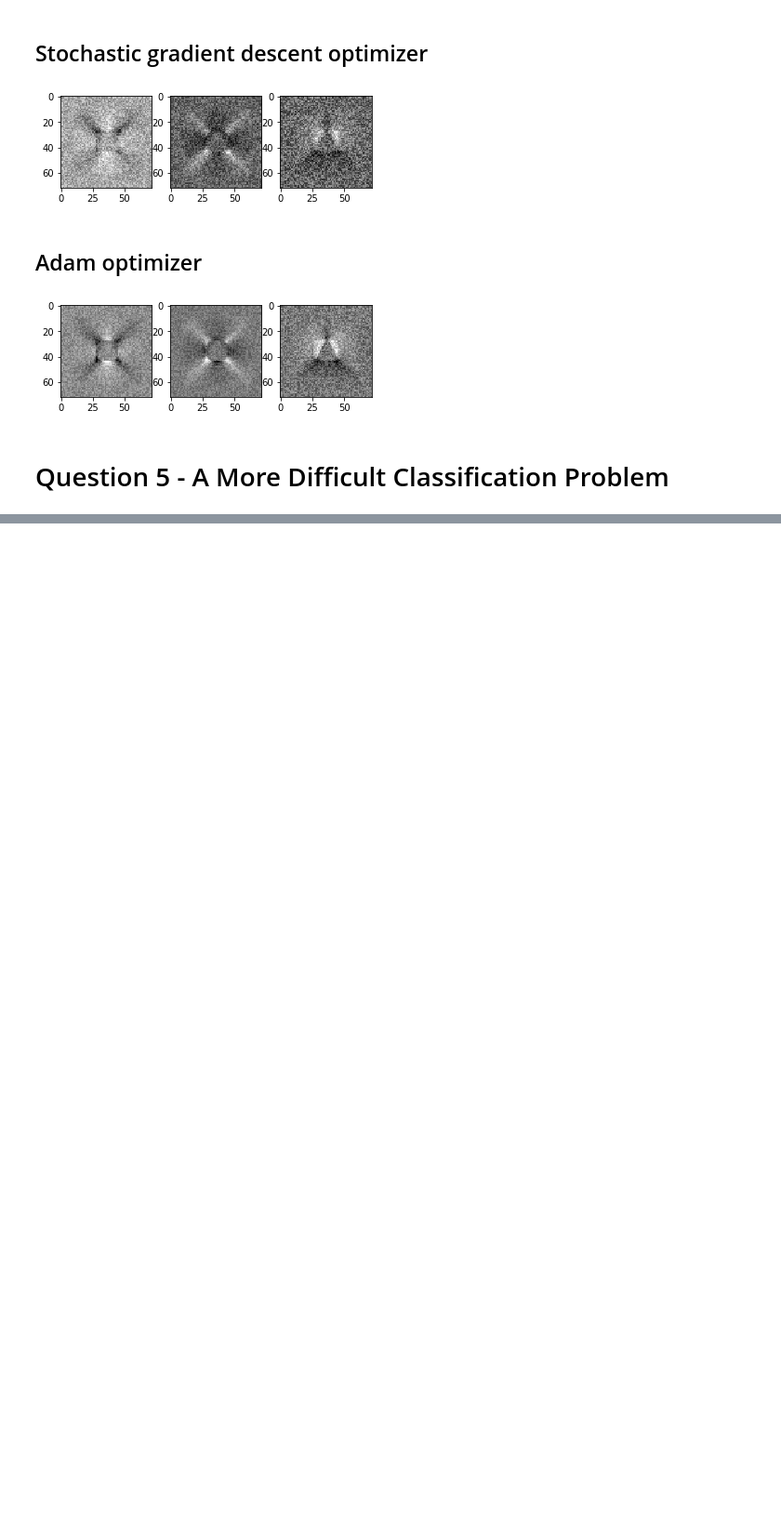
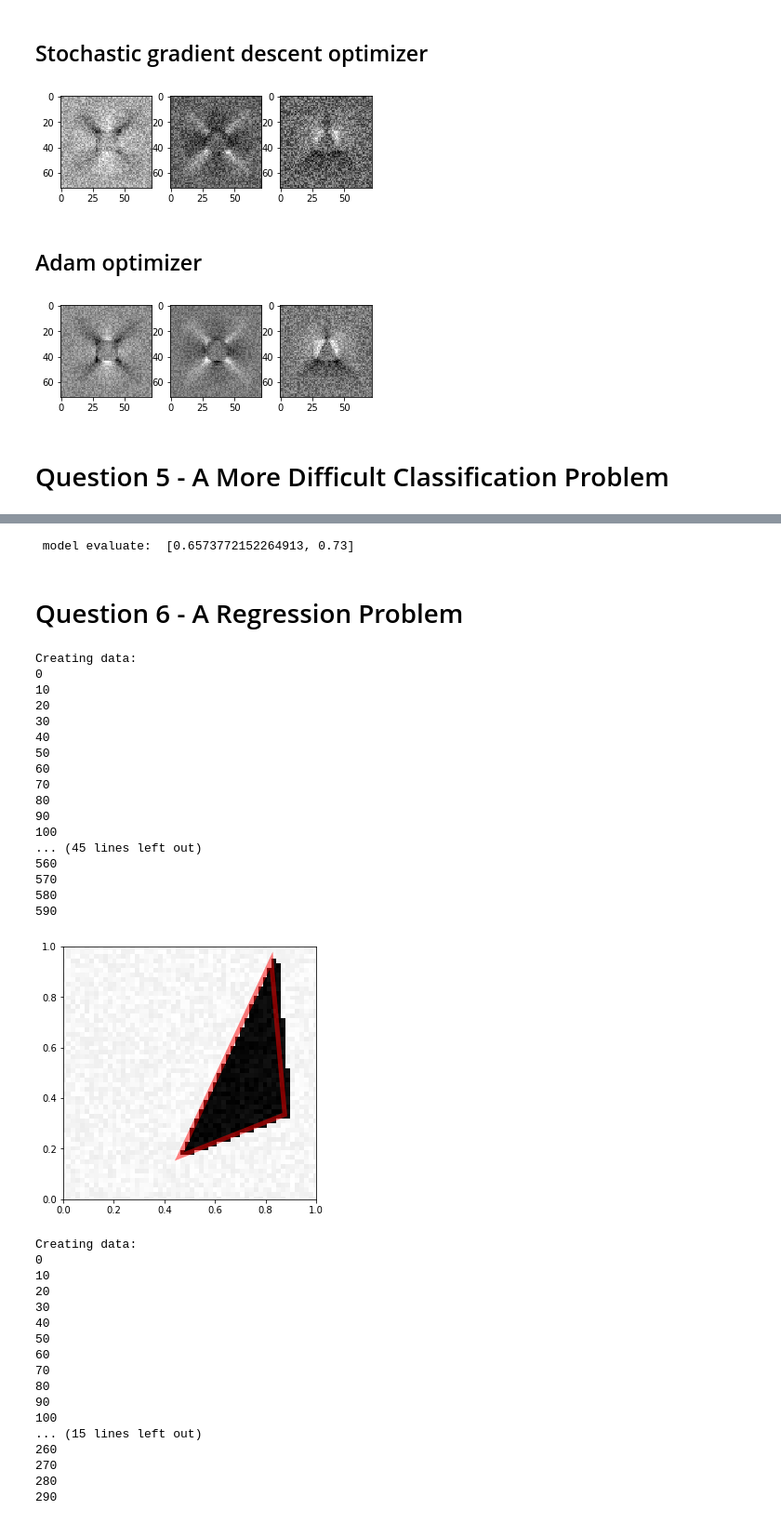
Before and after one commit to gabyrappaport/MVA-MP1, a Jupyter notebook: MVA-MP1.ipynb, the cells around one changed output, grey strips where cells are left out. Shown at 93% size. Saved outputs shown, nothing was run; the diff lists cells and outputs as text; code cells hidden in the pictures; blank space fills up the shorter version.

Commit message:
question 5

```diff
--- a/MVA-MP1.ipynb
+++ b/MVA-MP1.ipynb
@@ -284,0 +311,3 @@ visualize_column(model_adam)
+# %%
+# Running the Optimization
+model_sgd.fit(X_train, Y_train, epochs=1000, batch_size=32, validation_data=(X_valid, Y_valid))
@@ -284,0 +340,3 @@ visualize_column(model_adam)
+# %%
+# Running the Optimization
+model_adam.fit(X_train, Y_train, epochs=100, batch_size=32, validation_data=(X_valid, Y_valid))
@@ -284,0 +390,23 @@ visualize_column(model_adam)
+# %%
+#Reshape data
+X_train = X_train.reshape(X_train.shape[0], IMAGE_SIZE, IMAGE_SIZE, 1)
+X_valid = X_valid.reshape(X_valid.shape[0], IMAGE_SIZE, IMAGE_SIZE, 1)
+X_test = X_test.reshape(X_test.shape[0], IMAGE_SIZE, IMAGE_SIZE, 1)
+# %%
+#Defining the network
+model_conv = Sequential()
+model_conv.add(Conv2D(16, (5, 5), padding='same', activation='relu', input_shape=(IMAGE_SIZE, IMAGE_SIZE, 1)))
+model_conv.add(MaxPooling2D((2, 2)))
+model_conv.add(Conv2D(32, (3, 3), padding='same', activation='relu'))
+model_conv.add(MaxPooling2D((2, 2)))
+
+model_conv.add(Flatten())
+model_conv.add(Dense(1024, activation='relu'))
+model_conv.add(Dropout(0.5))
+model_conv.add(Dense(3, activation='softmax'))
+
+# Defining the Optimization Method
+model_conv.compile(loss='categorical_crossentropy', optimizer=Adam(0.00001), metrics=['accuracy'])
+
+# Running the Optimization
+model_conv.fit(X_train, Y_train, epochs=60, batch_size=16, validation_data=(X_valid, Y_valid))
@@ -284,0 +432,51 @@ visualize_column(model_adam)
+# %%
+# Evaluate
+print("\n", "model evaluate: ", model_conv.evaluate(X_test, Y_test, batch_size = 32, verbose =1000),"\n")
+# %% [output]
+ model evaluate:  [0.6573772152264913, 0.73]
+# %% [markdown]
+# Question 6 - A Regression Problem
+# %%
+[X_train, Y_train] = generate_dataset_regression(600, 20)
+visualize_prediction(X_train[0], Y_train[0])
+
+[X_test, Y_test] = generate_test_set_regression()
+X_train = X_train.reshape(X_train.shape[0], IMAGE_SIZE, IMAGE_SIZE, 1)
+X_valid = X_valid.reshape(X_valid.shape[0], IMAGE_SIZE, IMAGE_SIZE, 1)
+X_test = X_test.reshape(X_test.shape[0], IMAGE_SIZE, IMAGE_SIZE, 1)
+# %% [output]
+Creating data:
+0
+10
+20
+30
+40
+50
+60
+70
+80
+90
+100
+... (45 lines left out)
+560
+570
+580
+590
+[figure, added]
+Creating data:
+0
+10
+20
+30
+40
+50
+60
+70
+80
+90
+100
+... (15 lines left out)
+260
+270
+280
+290
```
Also changed, not shown: parts of 14 cells of this notebook.
